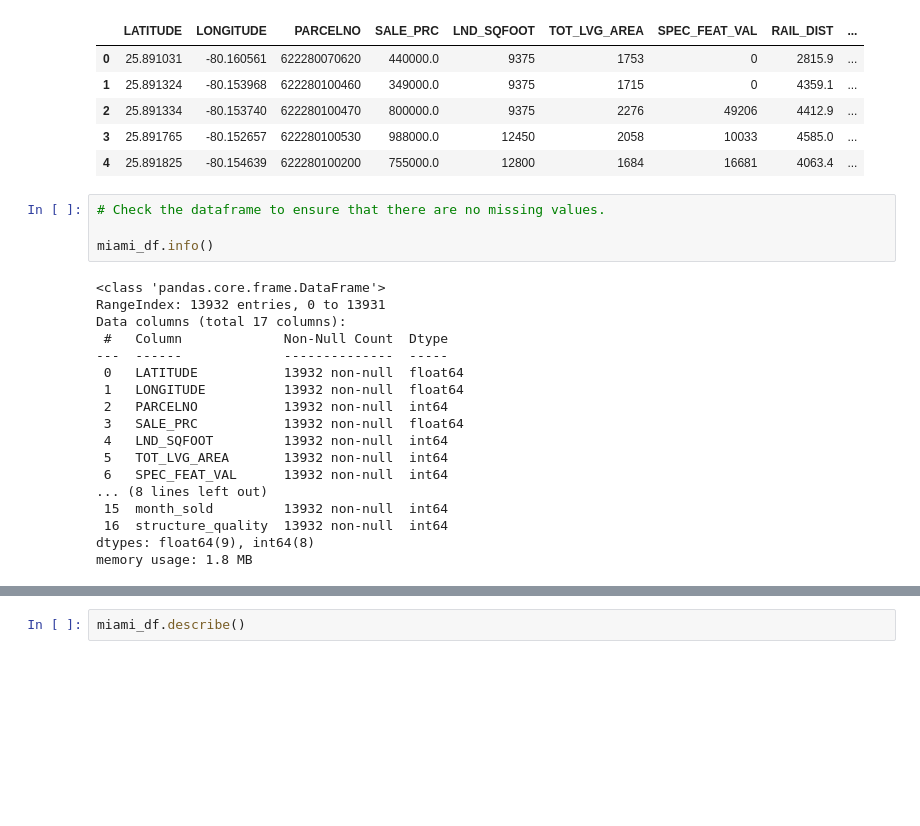
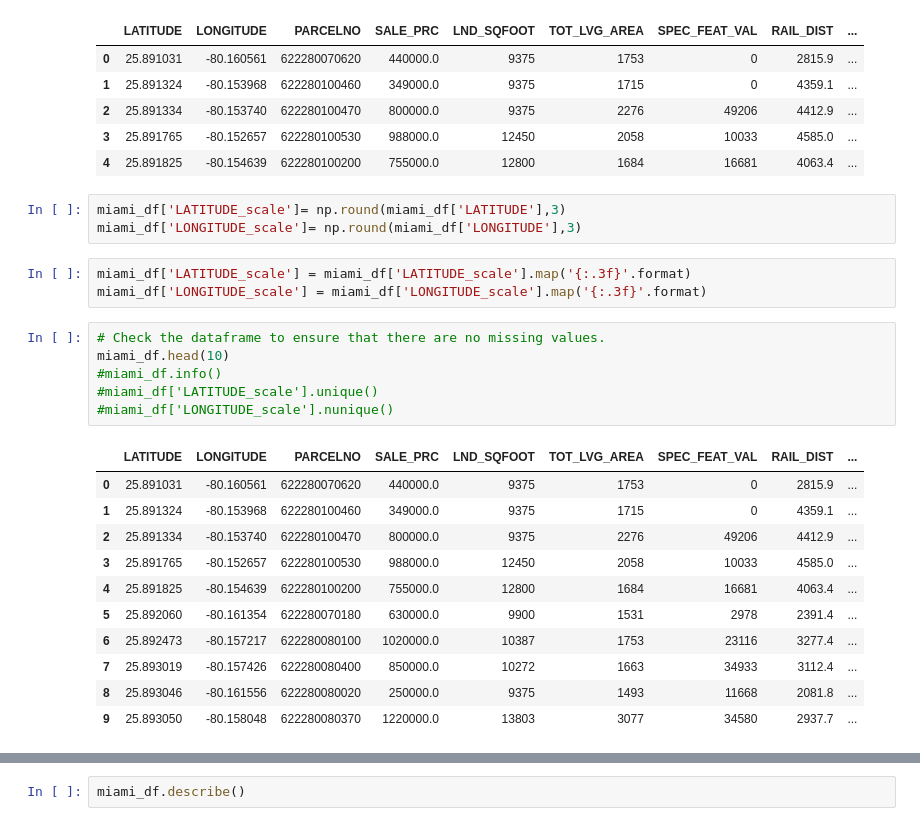
Before and after one commit to VidyaGadave/Project_Miami_Housing, a Jupyter notebook: Miami_Housing_base.ipynb, the cells around one changed output, grey strips where cells are left out. Saved outputs shown, nothing was run; the diff lists cells and outputs as text; blank space fills up the shorter version.

```diff
--- a/Miami_Housing_base.ipynb
+++ b/Miami_Housing_base.ipynb
@@ -14,25 +19,27 @@ miami_df.head()
 | 2 | 25.891334 | -80.153740 | 622280100470 | 800000.0 | 9375 | 2276 | 49206 | 4412.9 | ... |
 | 3 | 25.891765 | -80.152657 | 622280100530 | 988000.0 | 12450 | 2058 | 10033 | 4585.0 | ... |
 | 4 | 25.891825 | -80.154639 | 622280100200 | 755000.0 | 12800 | 1684 | 16681 | 4063.4 | ... |
+# %%
+miami_df['LATITUDE_scale']= np.round(miami_df['LATITUDE'],3)
+miami_df['LONGITUDE_scale']= np.round(miami_df['LONGITUDE'],3)
+# %%
+miami_df['LATITUDE_scale'] = miami_df['LATITUDE_scale'].map('{:.3f}'.format)
+miami_df['LONGITUDE_scale'] = miami_df['LONGITUDE_scale'].map('{:.3f}'.format)
 # %%
 # Check the dataframe to ensure that there are no missing values.
-
-miami_df.info()
+miami_df.head(10)
+#miami_df.info()
+#miami_df['LATITUDE_scale'].unique()
+#miami_df['LONGITUDE_scale'].nunique()
 # %% [output]
-<class 'pandas.core.frame.DataFrame'>
-RangeIndex: 13932 entries, 0 to 13931
-Data columns (total 17 columns):
- #   Column             Non-Null Count  Dtype
----  ------             --------------  -----
- 0   LATITUDE           13932 non-null  float64
- 1   LONGITUDE          13932 non-null  float64
- 2   PARCELNO           13932 non-null  int64
- 3   SALE_PRC           13932 non-null  float64
- 4   LND_SQFOOT         13932 non-null  int64
- 5   TOT_LVG_AREA       13932 non-null  int64
- 6   SPEC_FEAT_VAL      13932 non-null  int64
-... (8 lines left out)
- 15  month_sold         13932 non-null  int64
- 16  structure_quality  13932 non-null  int64
-dtypes: float64(9), int64(8)
-memory usage: 1.8 MB
+|  | LATITUDE | LONGITUDE | PARCELNO | SALE_PRC | LND_SQFOOT | TOT_LVG_AREA | SPEC_FEAT_VAL | RAIL_DIST | ... |
+| 0 | 25.891031 | -80.160561 | 622280070620 | 440000.0 | 9375 | 1753 | 0 | 2815.9 | ... |
+| 1 | 25.891324 | -80.153968 | 622280100460 | 349000.0 | 9375 | 1715 | 0 | 4359.1 | ... |
+| 2 | 25.891334 | -80.153740 | 622280100470 | 800000.0 | 9375 | 2276 | 49206 | 4412.9 | ... |
+| 3 | 25.891765 | -80.152657 | 622280100530 | 988000.0 | 12450 | 2058 | 10033 | 4585.0 | ... |
+| 4 | 25.891825 | -80.154639 | 622280100200 | 755000.0 | 12800 | 1684 | 16681 | 4063.4 | ... |
+| 5 | 25.892060 | -80.161354 | 622280070180 | 630000.0 | 9900 | 1531 | 2978 | 2391.4 | ... |
+| 6 | 25.892473 | -80.157217 | 622280080100 | 1020000.0 | 10387 | 1753 | 23116 | 3277.4 | ... |
+| 7 | 25.893019 | -80.157426 | 622280080400 | 850000.0 | 10272 | 1663 | 34933 | 3112.4 | ... |
+| 8 | 25.893046 | -80.161556 | 622280080020 | 250000.0 | 9375 | 1493 | 11668 | 2081.8 | ... |
+| 9 | 25.893050 | -80.158048 | 622280080370 | 1220000.0 | 13803 | 3077 | 34580 | 2937.7 | ... |
```
Also changed, not shown: parts of 9 cells of this notebook, 1 other file.
